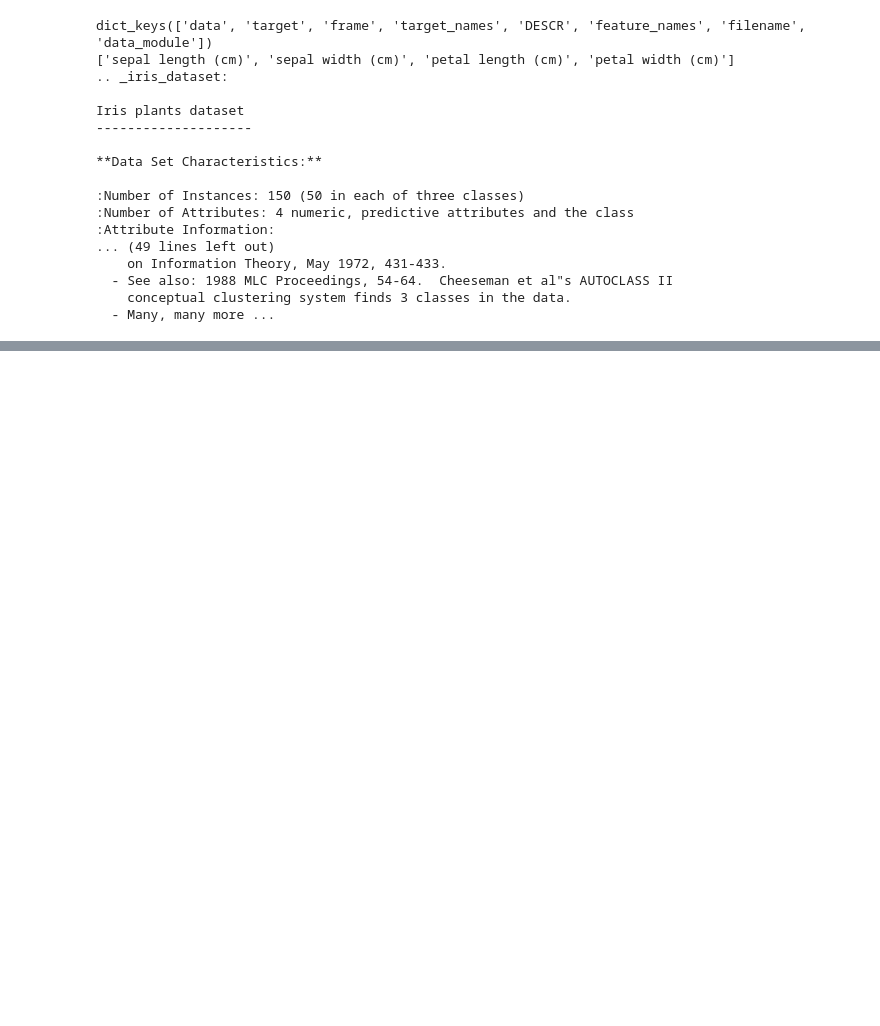
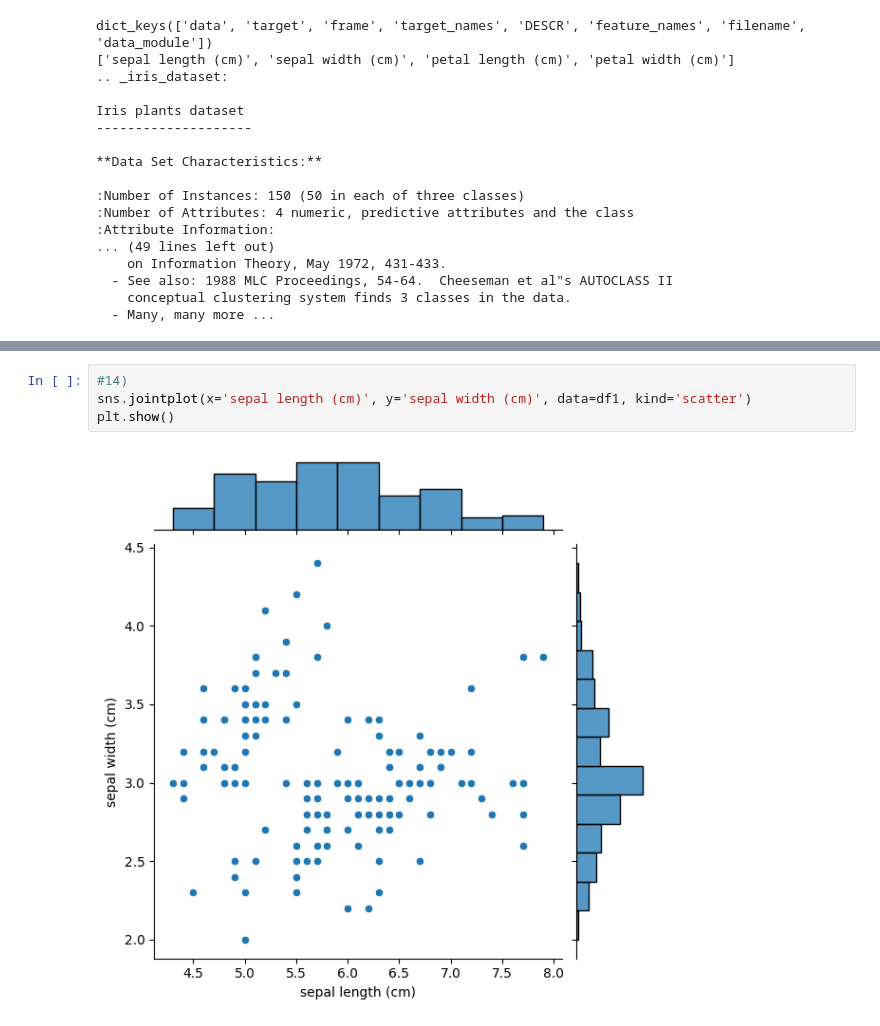
Before and after one commit to SaiKoushik1825/Machine-Learning, a Jupyter notebook: MLlab.ipynb, the cells around one changed output, grey strips where cells are left out. Drawn from its saved outputs; the diff is of its cells as text; blank space fills up the shorter version.

```diff
--- a/MLlab.ipynb
+++ b/MLlab.ipynb
@@ -56,0 +161,6 @@ dtype: int64
+# %%
+#14)
+sns.jointplot(x='sepal length (cm)', y='sepal width (cm)', data=df1, kind='scatter')
+plt.show()
+# %% [output]
+[figure, added]
```
Also changed, not shown: parts of 30 cells of this notebook.
